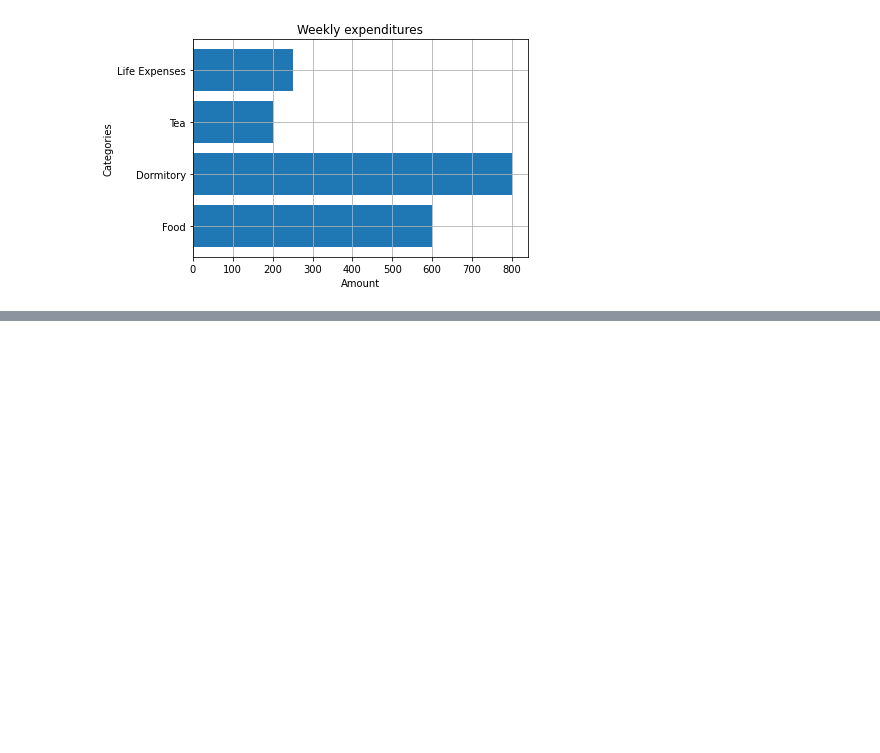
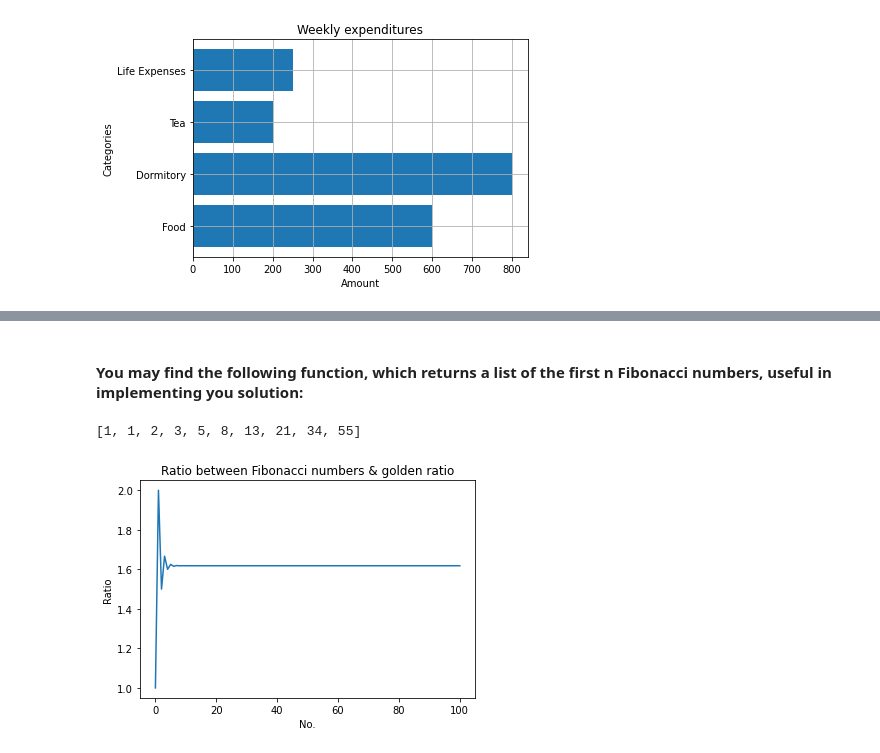
Before and after one commit to YolbarsZiya1997/Math_journey, a Jupyter notebook: learn_python_using_math/chapter_2_challenges.ipynb, the cells around one changed output, grey strips where cells are left out. Drawn from its saved outputs; the diff is of its cells as text; code cells hidden in the pictures; blank space fills up the shorter version.

```diff
--- a/learn_python_using_math/chapter_2_challenges.ipynb
+++ b/learn_python_using_math/chapter_2_challenges.ipynb
@@ -209,0 +225,67 @@ if __name__ == '__main__':
+# %% [markdown]
+#### You may find the following function, which returns a list of the first n Fibonacci numbers, useful in implementing you solution:
+# %%
+def fibo(n):
+    if n == 1:
+        return [1]
+    if n == 2:
+        return [1, 1]
+    # n > 2
+    a = 1
+    b = 1
+    # First two members of the series
+    series = [a, b]
+    for i in range(n):
+        c = a + b
+        series.append(c)
+        a = b
+        b = c
+
+    return series
+
+fibo(8)
+# %% [output]
+[1, 1, 2, 3, 5, 8, 13, 21, 34, 55]
+# %%
+"""
+Relationship between Fibonacci sequence and golden ratio
+"""
+
+import matplotlib.pyplot as plt
+
+def fibo(n):
+    if n == 1:
+        return [1]
+    if n == 2:
+        return [1, 1]
+
+    # n > 2
+    a = 1
+    b = 1
+    # First two elements of the series
+    series = [a, b]
+    for i in range(n):
+        c = a + b
+        series.append(c)
+        a = b
+        b = c
+    return series
+
+def plot_ratio(series):
+    ratios = []
+    for i in range(len(series) -1): # why there is a -1 in it ?
+        # because the fibo(n) list has n+2 element thus 101 has 100 i in it
+        ratios.append(series[i + 1] / series[i])
+    plt.plot(ratios)
+    plt.title('Ratio between Fibonacci numbers & golden ratio')
+    plt.ylabel('Ratio')
+    plt.xlabel('No.')
+    plt.show()
+
+if __name__ == '__main__':
+    # Number of fibonacci numbers
+    num = 100
+    series = fibo(num)
+    plot_ratio(series)
+# %% [output]
+[figure, added]
```
Also changed, not shown: parts of 7 cells of this notebook, 4 other files.
